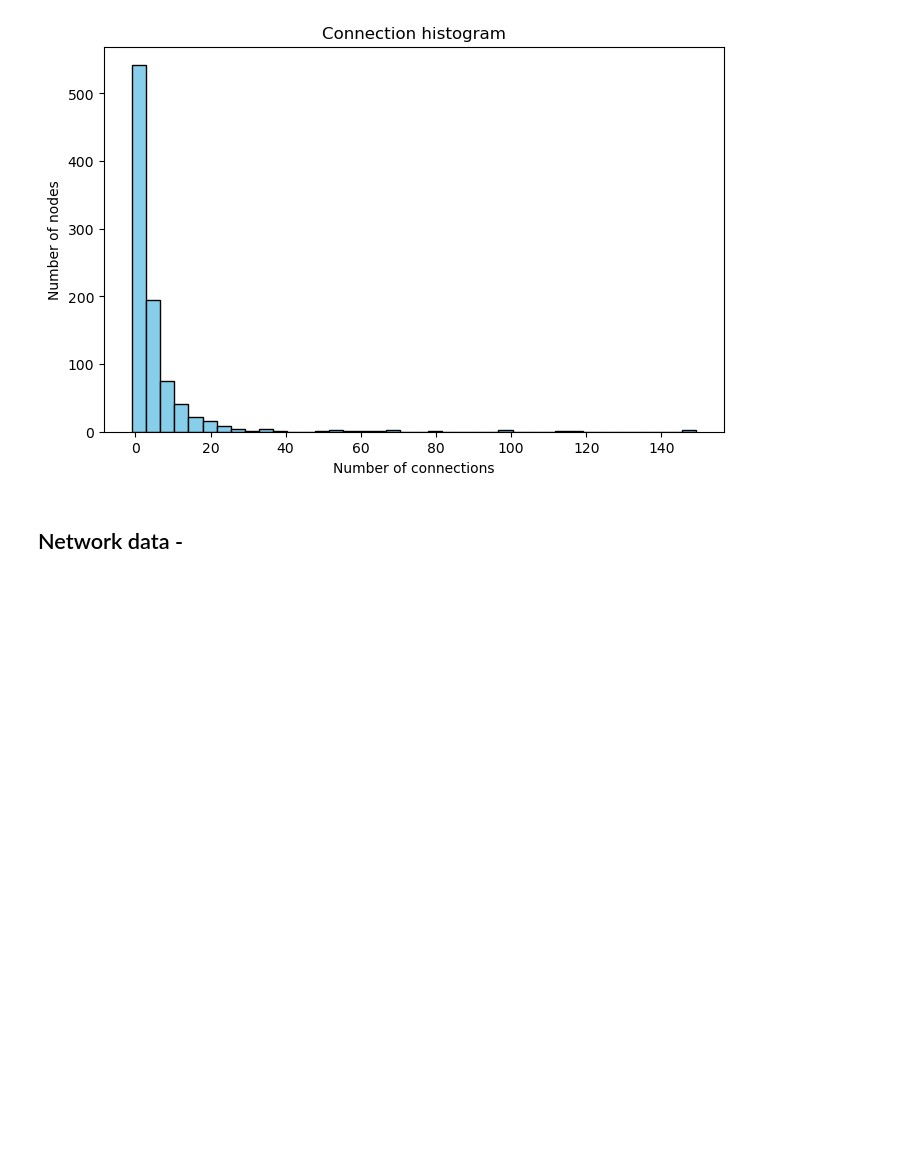
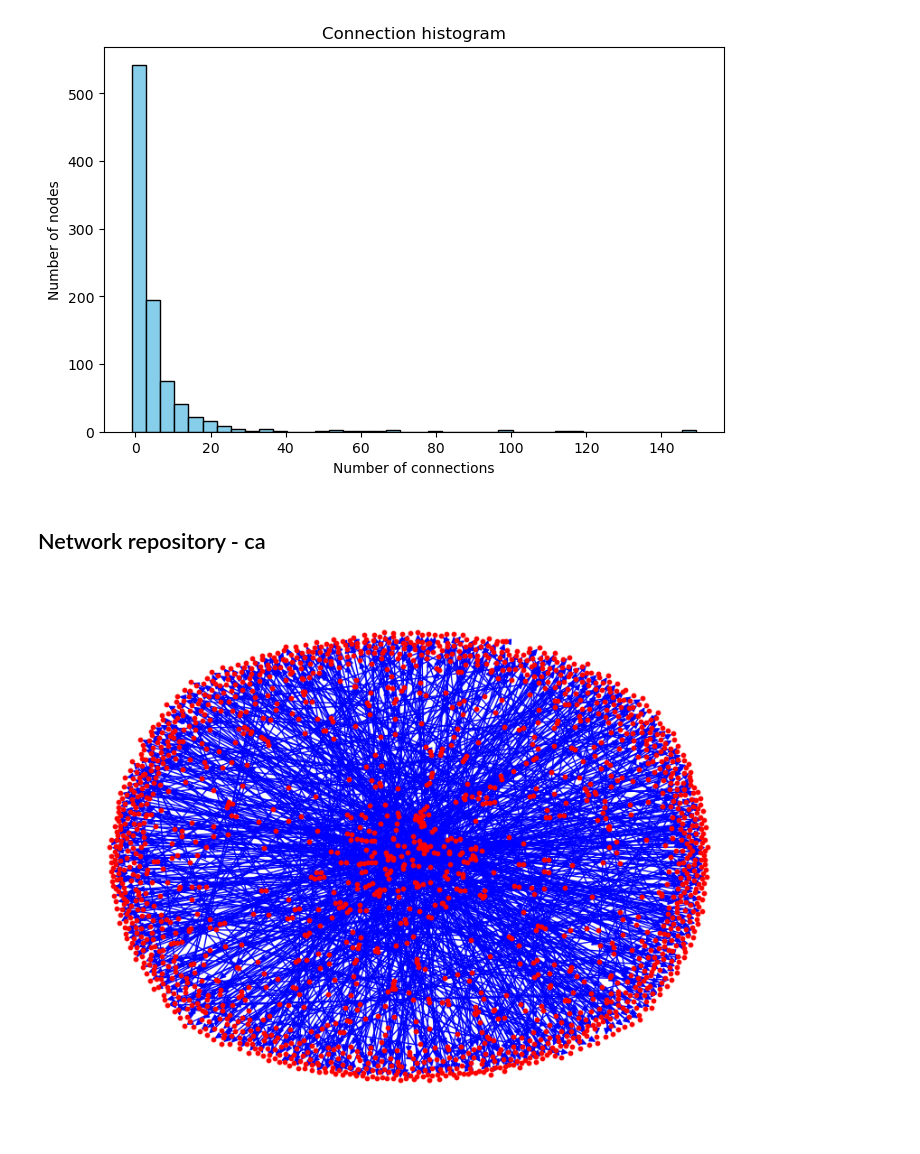
Before and after one commit to kubek22/SNARS, a Jupyter notebook: project2/project2.ipynb, the cells around one changed output. Drawn from its saved outputs; the diff is of its cells as text; code cells hidden in the pictures; blank space fills up the shorter version.

```diff
--- a/project2/project2.ipynb
+++ b/project2/project2.ipynb
@@ -131,4 +130,4 @@ plt.show()
 # %% [output]
 [figure]
 # %% [markdown]
-## Network data -
+## Network repository - ca
@@ -136,0 +134,33 @@ plt.show()
+# %%
+# https://networkrepository.com/ca-CSphd.php
+
+edges = []
+with open("data/ca-CSphd.mtx", "r") as f:
+    for line in f:
+        line = line.strip()
+        if not line or line.startswith('%'):
+            continue
+        parts = line.split()
+        if len(parts) == 2:
+            u, v = map(int, parts)
+            edges.append((u, v))
+
+G = nx.DiGraph()
+G.add_edges_from(edges)
+# %%
+# plotting the graph
+plt.figure(figsize=(8, 6))
+pos = nx.spring_layout(G, seed=42)
+
+nx.draw(
+    G, pos,
+    with_labels=False,
+    node_color="red",
+    node_size=10,
+    edge_color="blue",
+    font_weight="bold",
+)
+
+plt.show()
+# %% [output]
+[figure, added]
```
Also changed, not shown: parts of 9 cells of this notebook, 2 other files.
